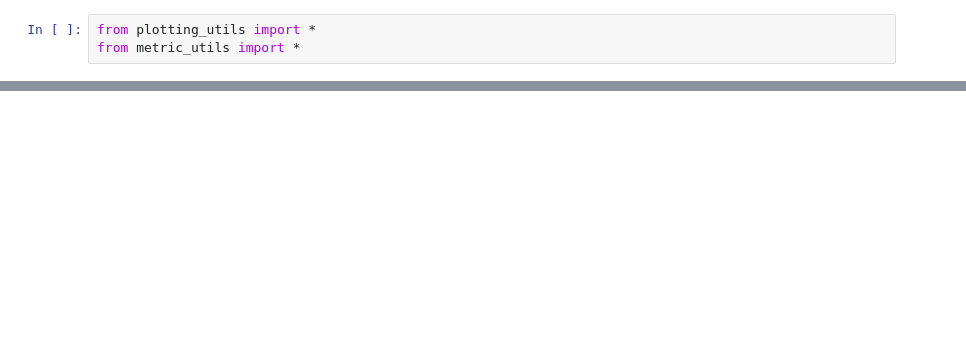
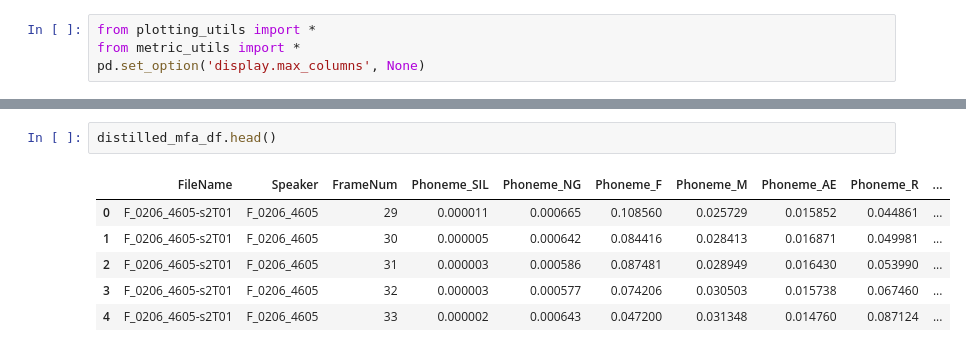
Before and after one commit to HenryNomeland/plpr-metrics, a Jupyter notebook: analysis.ipynb, the cells around one changed output, grey strips where cells are left out. Cells and saved outputs as stored; diff of their text form; blank space fills up the shorter version.

```diff
--- a/analysis.ipynb
+++ b/analysis.ipynb
@@ -1,6 +1,7 @@
 # %%
 from plotting_utils import *
 from metric_utils import *
+pd.set_option('display.max_columns', None)
 # %%
 # charsiu_w2tg_df = pd.read_csv("Z:\ASUTransfer\FullCorpus\charsiu_w2tg_framewise_corpus.csv")
 distilled_mfa_df = pd.read_csv("Z:\ASUTransfer\FullCorpus\distilled_mfa_framewise_corpus.csv")
@@ -29,0 +60,9 @@ plot_phoneme_confusion_matrix(distilledNoSchwa_mfa_df)
+# %%
+distilled_mfa_df.head()
+# %% [output]
+|  | FileName | Speaker | FrameNum | Phoneme_SIL | Phoneme_NG | Phoneme_F | Phoneme_M | Phoneme_AE | Phoneme_R | ... |
+| 0 | F_0206_4605-s2T01 | F_0206_4605 | 29 | 0.000011 | 0.000665 | 0.108560 | 0.025729 | 0.015852 | 0.044861 | ... |
+| 1 | F_0206_4605-s2T01 | F_0206_4605 | 30 | 0.000005 | 0.000642 | 0.084416 | 0.028413 | 0.016871 | 0.049981 | ... |
+| 2 | F_0206_4605-s2T01 | F_0206_4605 | 31 | 0.000003 | 0.000586 | 0.087481 | 0.028949 | 0.016430 | 0.053990 | ... |
+| 3 | F_0206_4605-s2T01 | F_0206_4605 | 32 | 0.000003 | 0.000577 | 0.074206 | 0.030503 | 0.015738 | 0.067460 | ... |
+| 4 | F_0206_4605-s2T01 | F_0206_4605 | 33 | 0.000002 | 0.000643 | 0.047200 | 0.031348 | 0.014760 | 0.087124 | ... |
```
Also changed, not shown: parts of 11 cells of this notebook, 19 other files.
